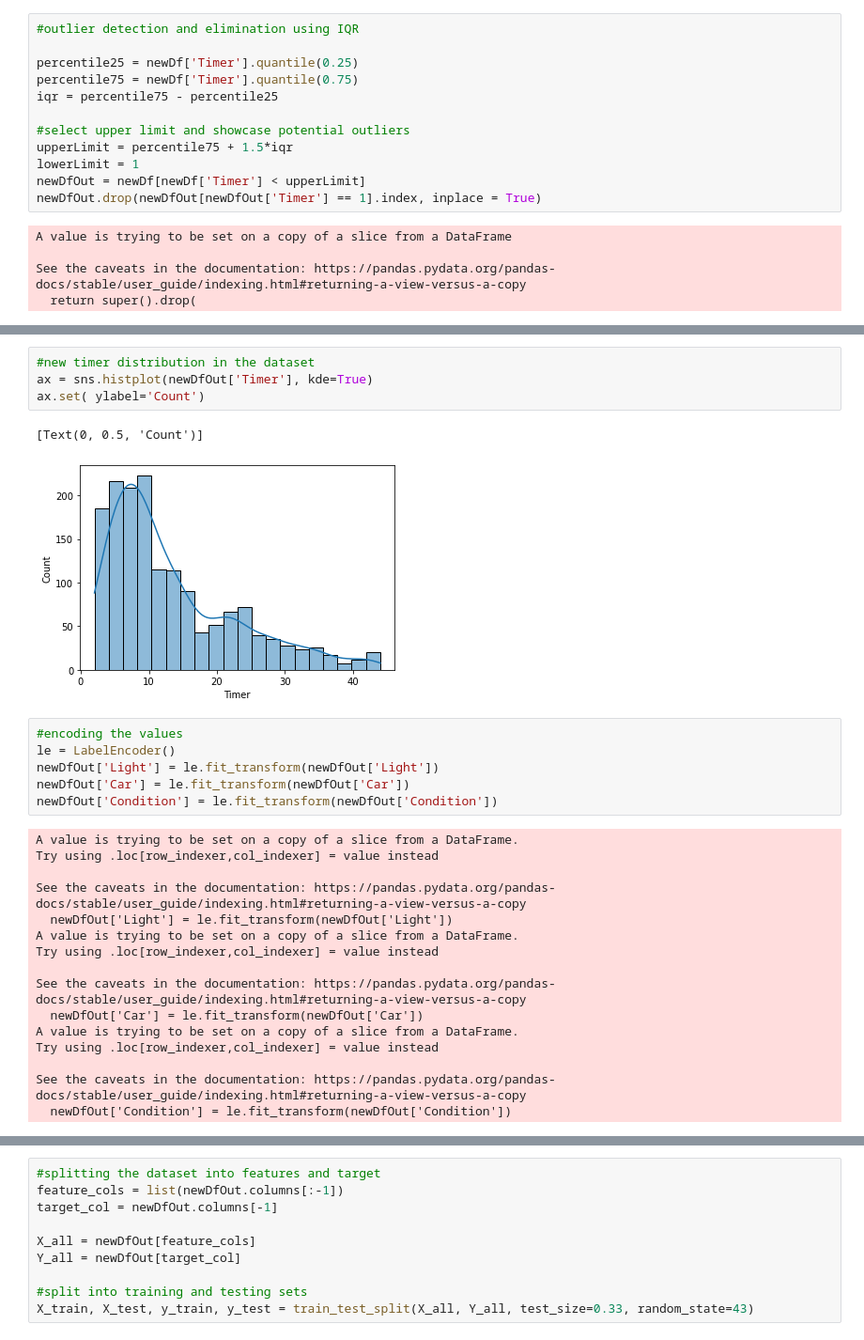
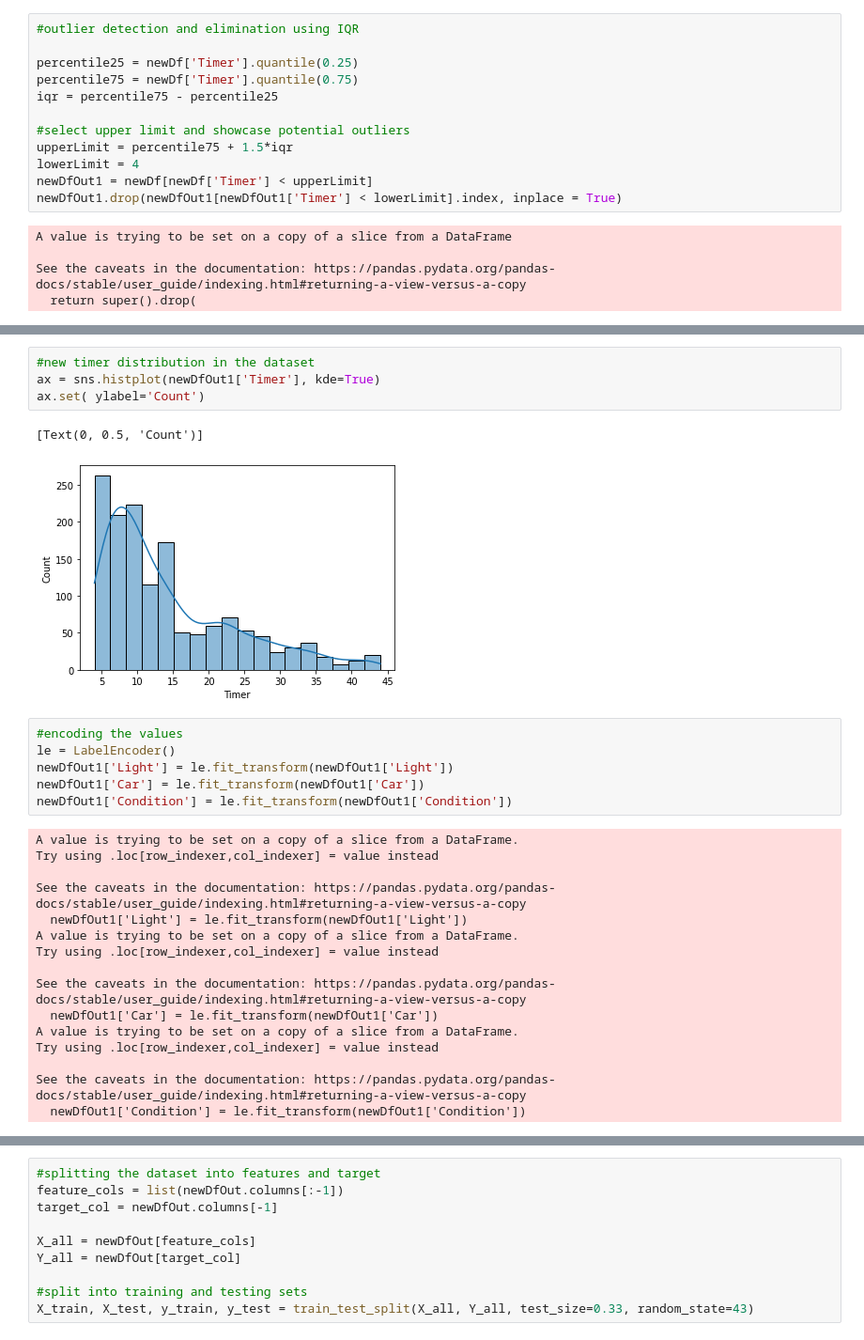
Before and after one commit to Delay67/Project2023, a Jupyter notebook: DATA ML.ipynb, the cells around one changed output, grey strips where cells are left out. Shown at 94% size. Cells and saved outputs as stored; diff of their text form.

```diff
--- a/DATA ML.ipynb
+++ b/DATA ML.ipynb
@@ -63,9 +63,9 @@ iqr = percentile75 - percentile25
 
 #select upper limit and showcase potential outliers
 upperLimit = percentile75 + 1.5*iqr
-lowerLimit = 1
-newDfOut = newDf[newDf['Timer'] < upperLimit]
-newDfOut.drop(newDfOut[newDfOut['Timer'] == 1].index, inplace = True)
+lowerLimit = 4
+newDfOut1 = newDf[newDf['Timer'] < upperLimit]
+newDfOut1.drop(newDfOut1[newDfOut1['Timer'] < lowerLimit].index, inplace = True)
 # %% [output]
 A value is trying to be set on a copy of a slice from a DataFrame
 
@@ -94,29 +90,29 @@ Name: CarDuration, dtype: int64
 # %%
 #new timer distribution in the dataset
-ax = sns.histplot(newDfOut['Timer'], kde=True)
+ax = sns.histplot(newDfOut1['Timer'], kde=True)
 ax.set( ylabel='Count')
 # %% [output]
 [Text(0, 0.5, 'Count')]
-[figure, old version]
+[figure, new version]
 # %%
 #encoding the values
 le = LabelEncoder()
-newDfOut['Light'] = le.fit_transform(newDfOut['Light'])
-newDfOut['Car'] = le.fit_transform(newDfOut['Car'])
-newDfOut['Condition'] = le.fit_transform(newDfOut['Condition'])
+newDfOut1['Light'] = le.fit_transform(newDfOut1['Light'])
+newDfOut1['Car'] = le.fit_transform(newDfOut1['Car'])
+newDfOut1['Condition'] = le.fit_transform(newDfOut1['Condition'])
 # %% [output]
 A value is trying to be set on a copy of a slice from a DataFrame.
 Try using .loc[row_indexer,col_indexer] = value instead
 
 See the caveats in the documentation: https://pandas.pydata.org/pandas-docs/stable/user_guide/indexing.html#returning-a-view-versus-a-copy
-  newDfOut['Light'] = le.fit_transform(newDfOut['Light'])
+  newDfOut1['Light'] = le.fit_transform(newDfOut1['Light'])
 A value is trying to be set on a copy of a slice from a DataFrame.
 Try using .loc[row_indexer,col_indexer] = value instead
 
 See the caveats in the documentation: https://pandas.pydata.org/pandas-docs/stable/user_guide/indexing.html#returning-a-view-versus-a-copy
-  newDfOut['Car'] = le.fit_transform(newDfOut['Car'])
+  newDfOut1['Car'] = le.fit_transform(newDfOut1['Car'])
 A value is trying to be set on a copy of a slice from a DataFrame.
 Try using .loc[row_indexer,col_indexer] = value instead
 
 See the caveats in the documentation: https://pandas.pydata.org/pandas-docs/stable/user_guide/indexing.html#returning-a-view-versus-a-copy
-  newDfOut['Condition'] = le.fit_transform(newDfOut['Condition'])
+  newDfOut1['Condition'] = le.fit_transform(newDfOut1['Condition'])
```
Also changed, not shown: parts of 29 cells of this notebook.
